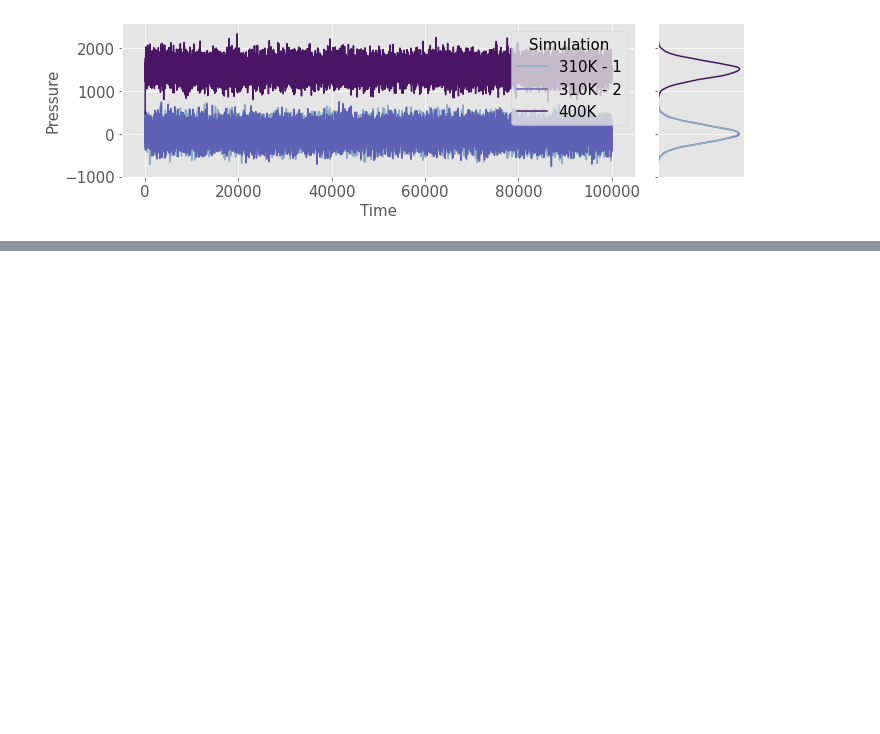
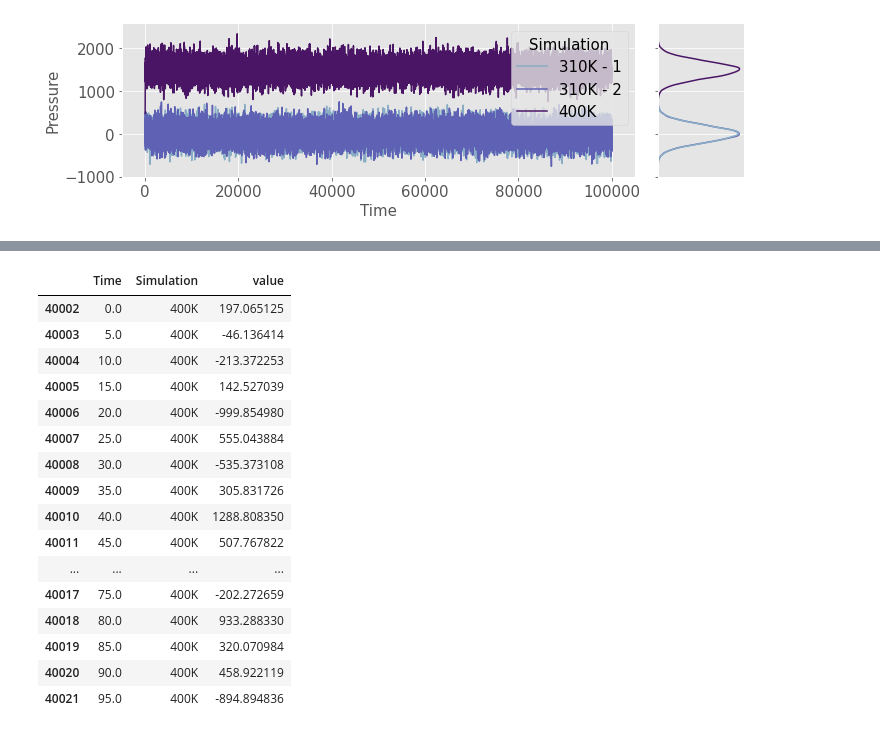
Before and after one commit to hellowithchicken/Biomolecular-Simulations, a Jupyter notebook: analysis.ipynb, the cells around one changed output, grey strips where cells are left out. Cells and saved outputs as stored; diff of their text form; code cells hidden in the pictures; blank space fills up the shorter version.

```diff
--- a/analysis.ipynb
+++ b/analysis.ipynb
@@ -164,0 +250,20 @@ plt.savefig("Figures/pressure.png")
+# %%
+df[df.Simulation == "400K"].head(20)
+# %% [output]
+|  | Time | Simulation | value |
+| 40002 | 0.0 | 400K | 197.065125 |
+| 40003 | 5.0 | 400K | -46.136414 |
+| 40004 | 10.0 | 400K | -213.372253 |
+| 40005 | 15.0 | 400K | 142.527039 |
+| 40006 | 20.0 | 400K | -999.854980 |
+| 40007 | 25.0 | 400K | 555.043884 |
+| 40008 | 30.0 | 400K | -535.373108 |
+| 40009 | 35.0 | 400K | 305.831726 |
+| 40010 | 40.0 | 400K | 1288.808350 |
+| 40011 | 45.0 | 400K | 507.767822 |
+| ... | ... | ... | ... |
+| 40017 | 75.0 | 400K | -202.272659 |
+| 40018 | 80.0 | 400K | 933.288330 |
+| 40019 | 85.0 | 400K | 320.070984 |
+| 40020 | 90.0 | 400K | 458.922119 |
+| 40021 | 95.0 | 400K | -894.894836 |
```
Also changed, not shown: parts of 14 cells of this notebook, 16 other files.
